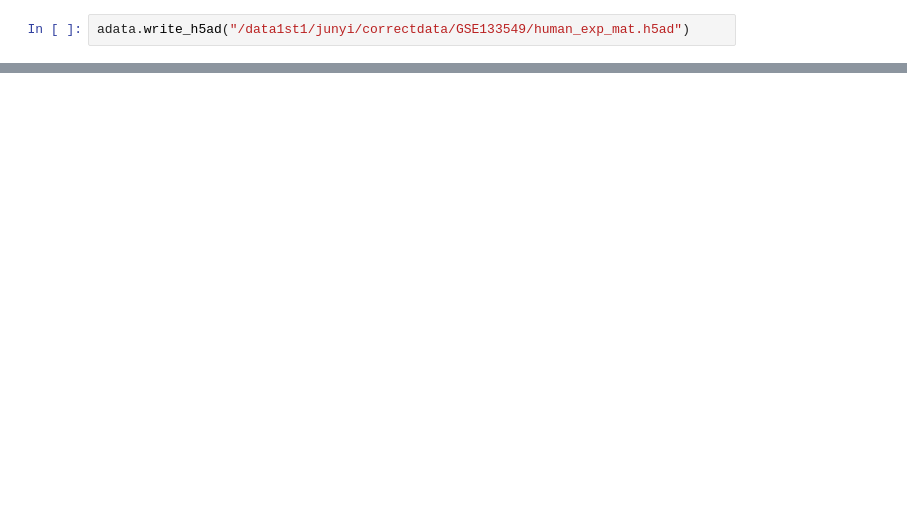
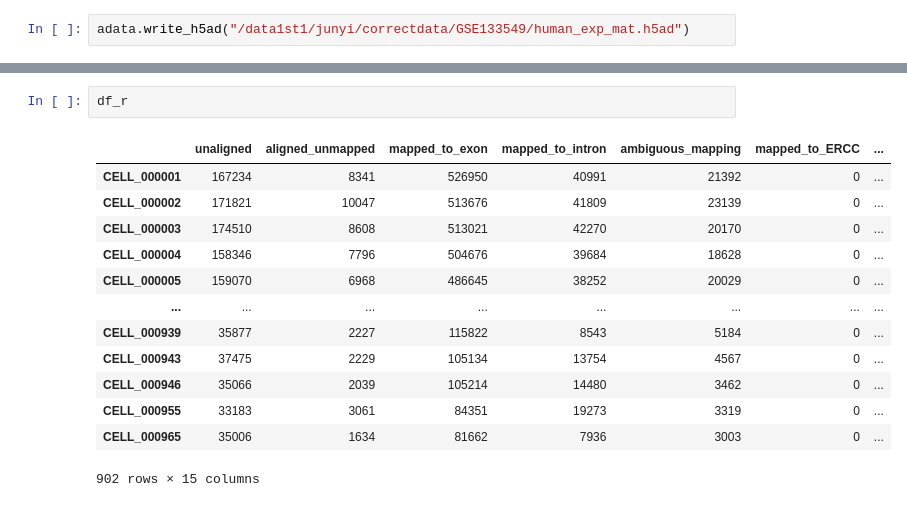
Before and after one commit to juychen/RUVDEG, a Jupyter notebook: test_pubdata.ipynb, the cells around one changed output, grey strips where cells are left out. Cells and saved outputs as stored; diff of their text form; blank space fills up the shorter version.

```diff
--- a/test_pubdata.ipynb
+++ b/test_pubdata.ipynb
@@ -76,0 +188,16 @@ adata.write_h5ad("/data1st1/junyi/correctdata/GSE133549/human_exp_mat.h5ad")
+# %%
+df_r
+# %% [output]
+|  | unaligned | aligned_unmapped | mapped_to_exon | mapped_to_intron | ambiguous_mapping | mapped_to_ERCC | ... |
+| CELL_000001 | 167234 | 8341 | 526950 | 40991 | 21392 | 0 | ... |
+| CELL_000002 | 171821 | 10047 | 513676 | 41809 | 23139 | 0 | ... |
+| CELL_000003 | 174510 | 8608 | 513021 | 42270 | 20170 | 0 | ... |
+| CELL_000004 | 158346 | 7796 | 504676 | 39684 | 18628 | 0 | ... |
+| CELL_000005 | 159070 | 6968 | 486645 | 38252 | 20029 | 0 | ... |
+| ... | ... | ... | ... | ... | ... | ... | ... |
+| CELL_000939 | 35877 | 2227 | 115822 | 8543 | 5184 | 0 | ... |
+| CELL_000943 | 37475 | 2229 | 105134 | 13754 | 4567 | 0 | ... |
+| CELL_000946 | 35066 | 2039 | 105214 | 14480 | 3462 | 0 | ... |
+| CELL_000955 | 33183 | 3061 | 84351 | 19273 | 3319 | 0 | ... |
+| CELL_000965 | 35006 | 1634 | 81662 | 7936 | 3003 | 0 | ... |
+902 rows × 15 columns
```
Also changed, not shown: parts of 10 cells of this notebook, 7 other files.
